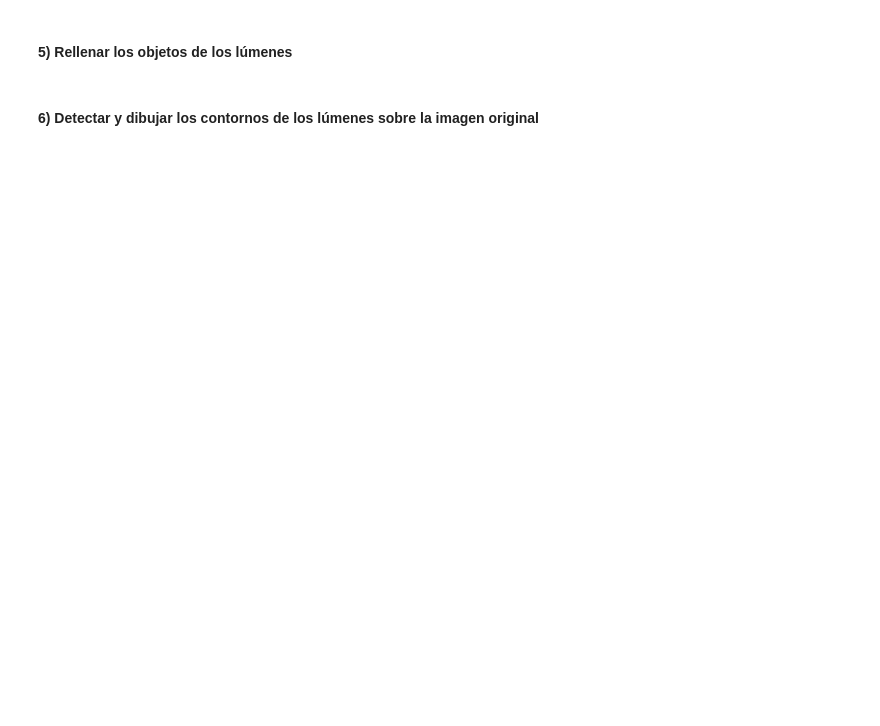
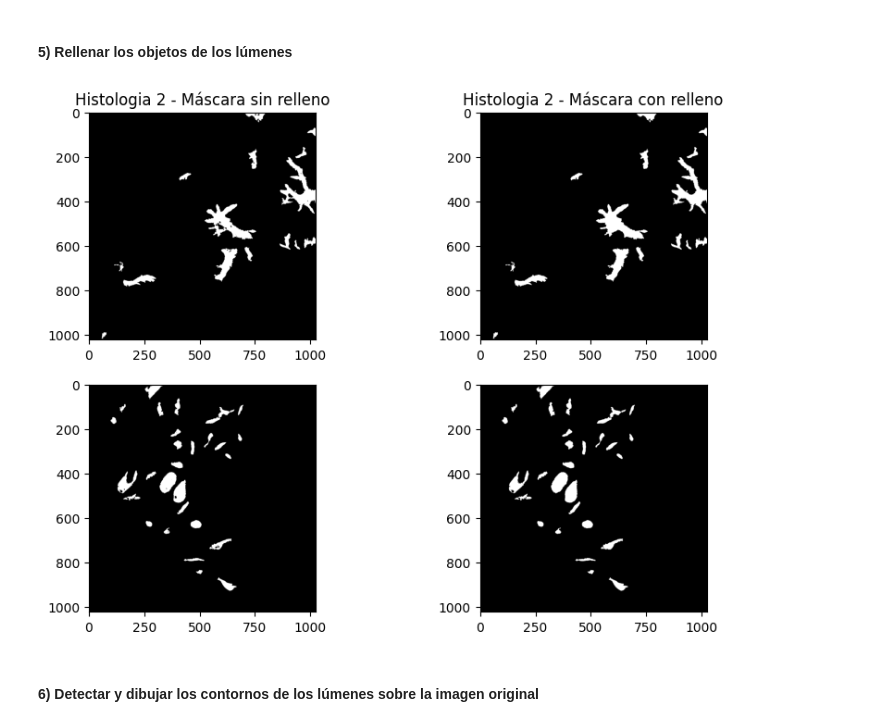
Before and after one commit to raquelvargas16/MIAR-Python-Activities, a Jupyter notebook: Actividad_C1_P1_Raquel_Vargas.ipynb, the cells around one changed output. Saved outputs shown, nothing was run; the diff lists cells and outputs as text; code cells hidden in the pictures; blank space fills up the shorter version.

```diff
--- a/Actividad_C1_P1_Raquel_Vargas.ipynb
+++ b/Actividad_C1_P1_Raquel_Vargas.ipynb
@@ -122,2 +159,16 @@ plt.show()
+# %%
+# Rellenar los lúmenes con la función binary_fill_holes de la librería scipy.ndimage.morphology
+histo_1_mask_cleaned_filled_holes = bfh(histo_1_mask_cleaned_filled)
+histo_2_mask_cleaned_filled_holes = bfh(histo_2_mask_cleaned_filled)
+
+# Visualizar la máscara resultante
+fig, ax = plt.subplots(2, 2, figsize=(10, 7))
+ax[0][0].imshow(histo_1_mask_cleaned_filled, cmap='gray'), ax[0][0].set_title('Histologia 1 - Máscara sin relleno')
+ax[0][1].imshow(histo_1_mask_cleaned_filled_holes, cmap='gray'), ax[0][1].set_title('Histologia 1 - Máscara con relleno')
+ax[1][0].imshow(histo_2_mask_cleaned_filled, cmap='gray'), ax[0][0].set_title('Histologia 2 - Máscara sin relleno')
+ax[1][1].imshow(histo_2_mask_cleaned_filled_holes, cmap='gray'), ax[0][1].set_title('Histologia 2 - Máscara con relleno')
+plt.show()
+# %% [output]
+[figure, added]
 # %% [markdown]
 #### 6) Detectar y dibujar los contornos de los lúmenes sobre la imagen original
```
Also changed, not shown: parts of 15 cells of this notebook.
